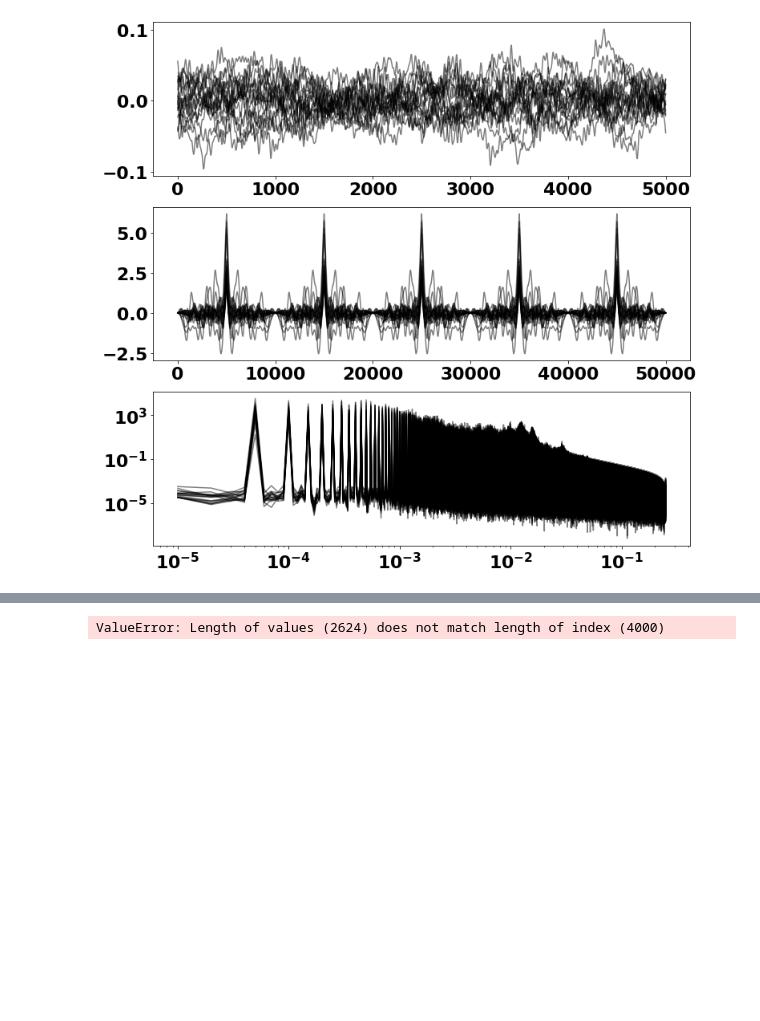
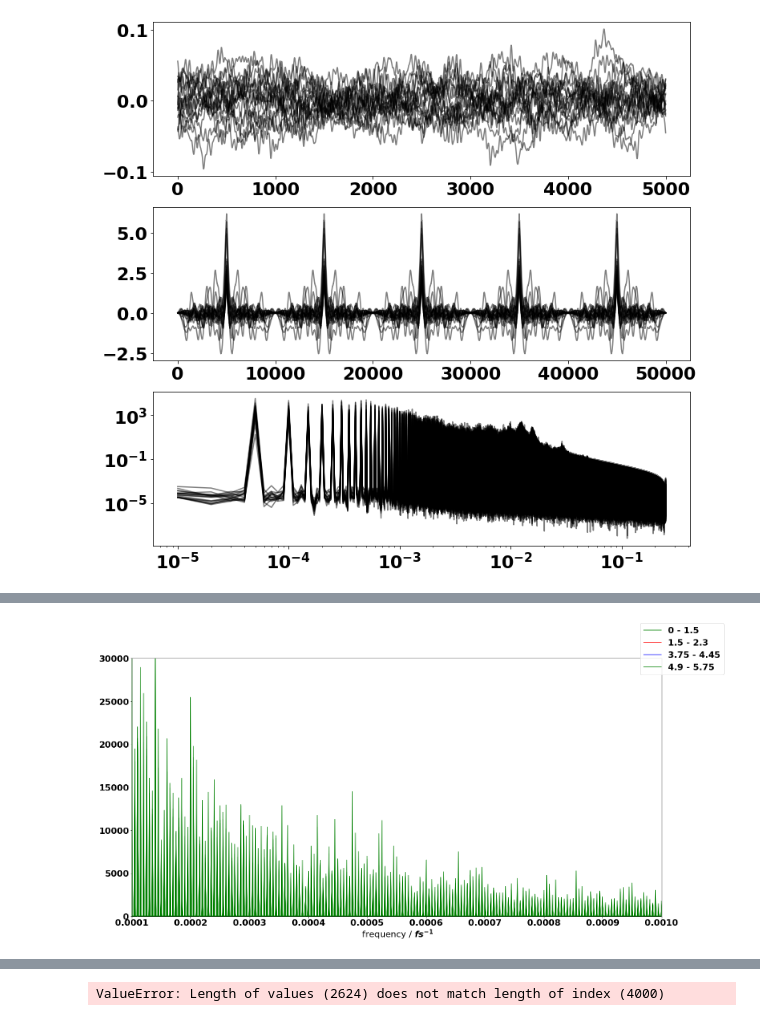
Before and after one commit to Oliver-Feighan/SpectralDensity, a Jupyter notebook: analysis/analysis.ipynb, the cells around one changed output, grey strips where cells are left out. Drawn from its saved outputs; the diff is of its cells as text; code cells hidden in the pictures; blank space fills up the shorter version.

```diff
--- a/analysis/analysis.ipynb
+++ b/analysis/analysis.ipynb
@@ -106,3 +132,30 @@ print(len(first_half(domain_1000ps)))
+# %%
+fig, ax = plt.subplots(1,1, sharex=True, sharey=True)
+
+ax.set_xlim(1e-4, 1e-3)
+ax.set_ylim(0, 30000)
+
+[1.5, 2.3, 3, 3.75, 4.45, 4.9, 5.75]
+
+for i in value_select(5.75, 4.9):
+    lin4, = ax.plot(first_half(domain_100ps), first_half(abs(spectra_100ps[i])), alpha=1, color='green')
+
+#for i in value_select(4.45, 3.75):
+#    lin3, = ax.plot(first_half(domain_100ps), first_half(abs(spectra_100ps[i])), alpha=1, color='blue')
+
+#for i in value_select(2.3, 1.5):
+#    lin2, = ax.plot(first_half(domain_100ps), first_half(abs(spectra_100ps[i])), alpha=1, color='red')
+
+#for i in value_select(1.5, 0.0):
+#    lin1, = ax.plot(first_half(domain_100ps), first_half(abs(spectra_100ps[i])), alpha=1, color='black')
+
+fig.legend([lin1, lin2, lin3, lin4], ["0 - 1.5", "1.5 - 2.3", "3.75 - 4.45", "4.9 - 5.75"])
+
+ax.set_xlabel(" frequency / $fs^{-1}$")
+
+fig.set_size_inches(24, 12)
+# %% [output]
+[figure, added]
 # %%
 def resolution(length, timestep, cutoff=0):
     autocorr_length = 2 * (length - cutoff) - 2
```
Also changed, not shown: parts of 6 cells of this notebook, 2 other files.
